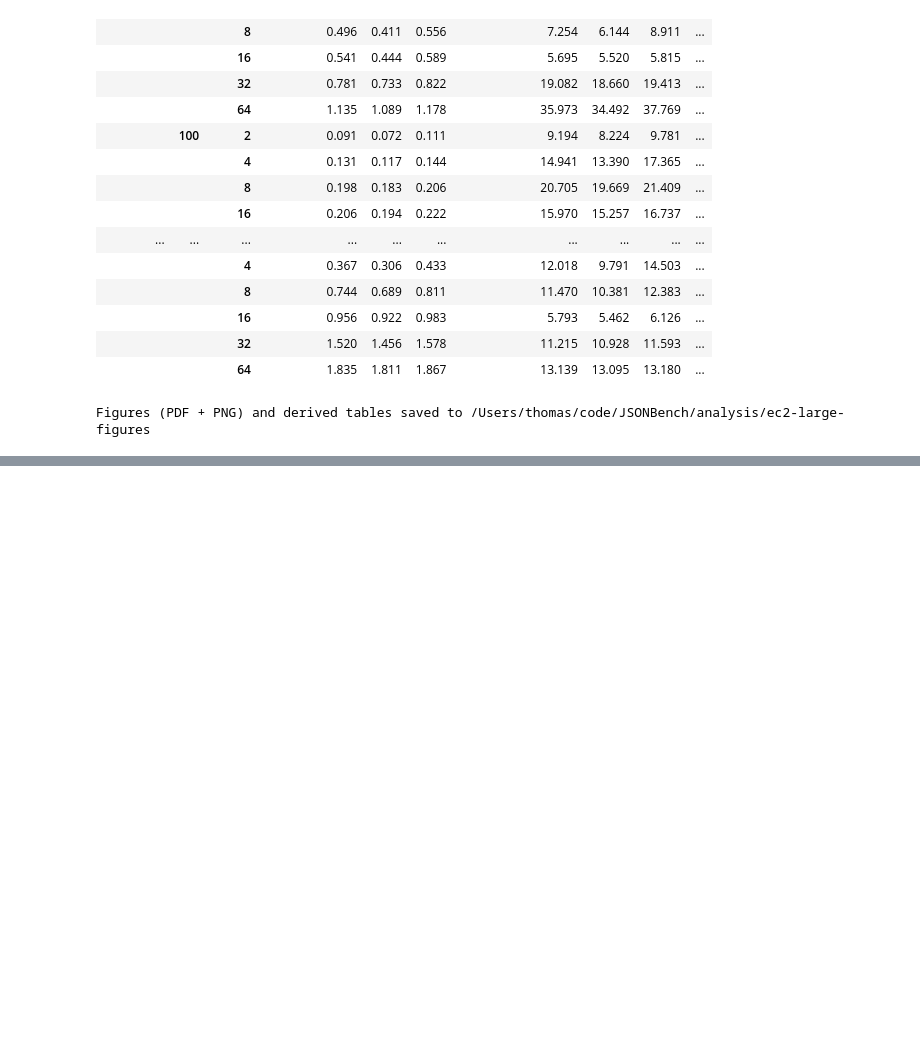
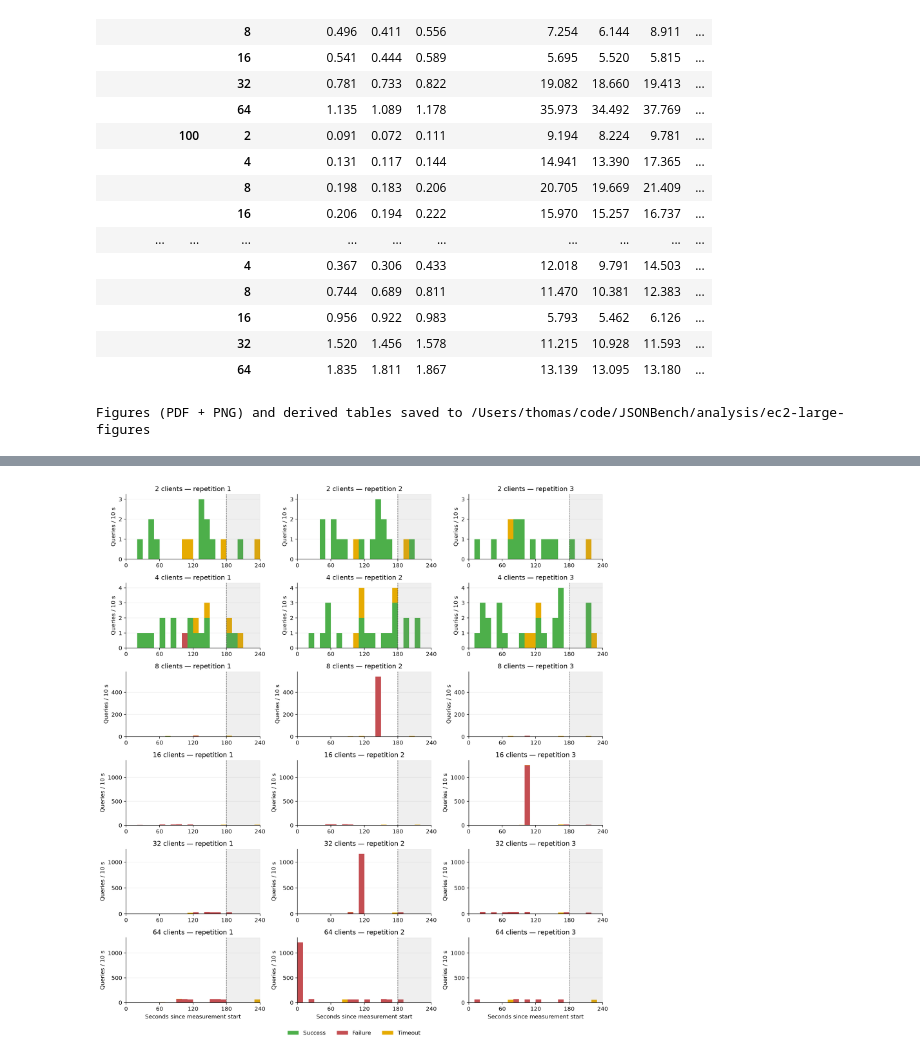
Before and after one commit to zeNightshade/JSONBench, a Jupyter notebook: notebooks/ec2_large_analysis.ipynb, the cells around one changed output, grey strips where cells are left out. Cells and saved outputs as stored; diff of their text form; code cells hidden in the pictures; blank space fills up the shorter version.

Commit message:
Add Couchbase SF200 outcome histograms over time

```diff
--- a/notebooks/ec2_large_analysis.ipynb
+++ b/notebooks/ec2_large_analysis.ipynb
@@ -269,0 +274,67 @@ Figures (PDF + PNG) and derived tables saved to /Users/thomas/code/JSONBench/ana
+# %%
+BIN_SECONDS = 10
+QUERY_FILTER = None  # None = all eight queries; or e.g. "Query 8"
+time_rows = []
+for cell in plan["cells"]:
+    if cell["backend"] != "couchbase" or cell["scale_factor"] != 200:
+        continue
+    attempt = state["attempts"][cell["id"]][-1]
+    run = DATA / "attempts" / attempt["run_path"].split("/attempts/", 1)[1]
+    info = json.loads((run / "info.json").read_text())
+    start = info["warmup_seconds"]
+    assert info["measurement_seconds"] == 180
+    for line in (run / "events.jsonl").open():
+        event = json.loads(line)
+        if event["event"] != "completed" or not start <= event["start_seconds"] < start + 180:
+            continue
+        time_rows.append(dict(clients=cell["workers"], repetition=cell["repetition"],
+                              query=event["name"], status=event["status"],
+                              completion_s=event["finish_seconds"] - start))
+timeline = pd.DataFrame(time_rows)
+# Check that time histograms cover exactly the same outcomes as the configuration bars.
+for (clients, rep), group in timeline.groupby(["clients", "repetition"]):
+    expected = runs.query("backend == 'couchbase' and sf == 200 and clients == @clients and repetition == @rep").iloc[0]
+    for status, column in [("success", "successes"), ("error", "errors"), ("timeout", "timeouts")]:
+        assert group.status.eq(status).sum() == expected[column]
+timeline.to_csv(OUT / "couchbase_s200_outcome_events.csv", index=False)
+selected = timeline if QUERY_FILTER is None else timeline[timeline["query"].eq(QUERY_FILTER)]
+assert len(selected), "No events match QUERY_FILTER"
+end = max(180, np.ceil(selected.completion_s.max() / BIN_SECONDS) * BIN_SECONDS)
+bins = np.arange(0, end + BIN_SECONDS, BIN_SECONDS)
+fig, axes = plt.subplots(6, 3, figsize=(13, 14), sharex=True, sharey="row")
+binned_rows = []
+for i, clients in enumerate(CLIENTS):
+    for j, rep in enumerate([1, 2, 3]):
+        ax = axes[i, j]
+        group = selected[(selected.clients == clients) & (selected.repetition == rep)]
+        bottom = np.zeros(len(bins) - 1)
+        for status, label in [("success", "Success"), ("error", "Failure"), ("timeout", "Timeout")]:
+            counts, _ = np.histogram(group.loc[group.status == status, "completion_s"], bins=bins)
+            assert counts.sum() == group.status.eq(status).sum()
+            ax.bar(bins[:-1], counts, width=BIN_SECONDS, align="edge", bottom=bottom,
+                   color=outcome_colors[label], label=label)
+            bottom += counts
+            binned_rows.extend(dict(clients=clients, repetition=rep, status=status,
+                                    bin_start_s=float(t), count=int(c)) for t, c in zip(bins[:-1], counts))
+        ax.axvspan(180, end, color="0.5", alpha=.12)
+        ax.axvline(180, color="0.35", linestyle="--", linewidth=.8)
+        ax.set_title(f"{clients} clients — repetition {rep}")
+        ax.set_ylabel("Queries / 10 s")
+        ax.tick_params(labelleft=True, labelbottom=True)
+        ax.set_xlim(0, end)
+        ax.set_xticks(np.arange(0, end + 1, 60))
+        ax.grid(axis="y", alpha=.2)
+        ax.set_axisbelow(True)
+        if i == 5:
+            ax.set_xlabel("Seconds since measurement start")
+# Set common row limits after all three panels exist; avoid clipping later repetitions.
+for row in axes:
+    ymax = max(max((patch.get_y() + patch.get_height() for patch in ax.patches if hasattr(patch, "get_height")), default=0) for ax in row)
+    row[0].set_ylim(0, max(1, ymax * 1.08))
+handles, labels = axes[0, 0].get_legend_handles_labels()
+fig.legend(handles, labels, loc="lower center", ncol=3, frameon=False)
+fig.tight_layout(rect=(0, .025, 1, 1))
+save(fig, "couchbase_s200_outcomes_over_time")
+pd.DataFrame(binned_rows).to_csv(OUT / "couchbase_s200_outcome_bins.csv", index=False)
+# %% [output]
+[figure, added]
```
Also changed, not shown: parts of 1 cell of this notebook, 1 other file.
